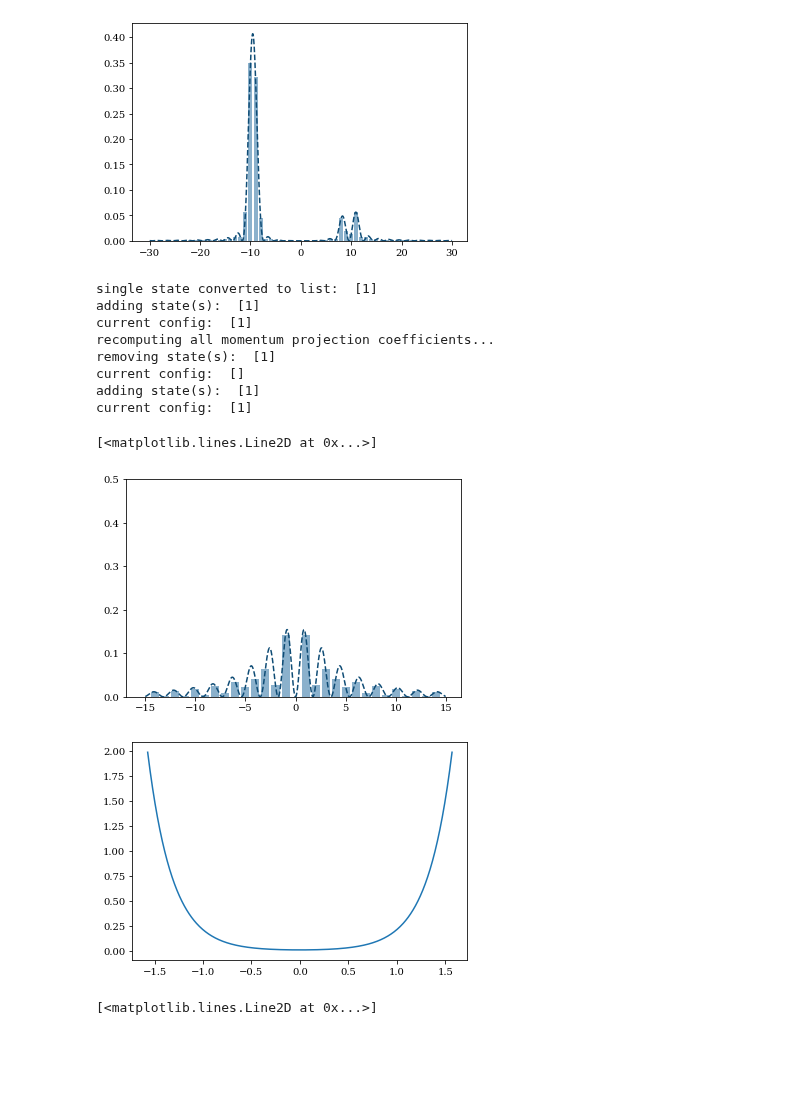
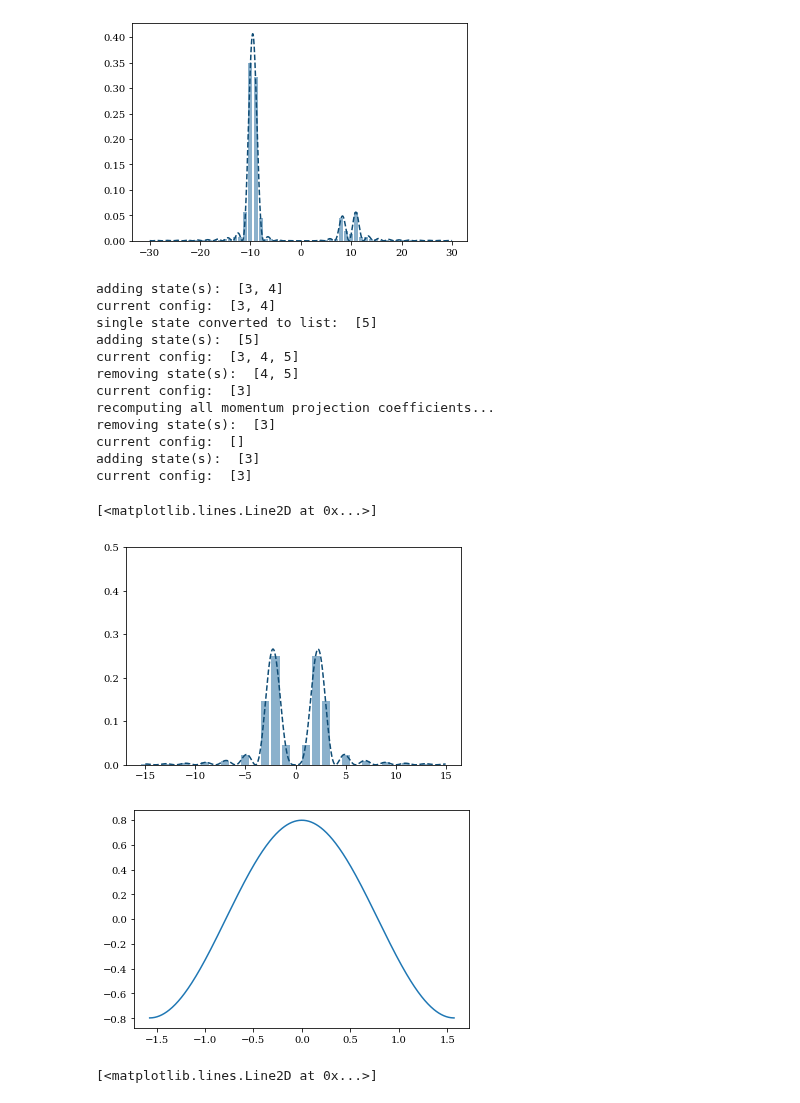
Before and after one commit to wyssard/Particle_in_a_Box, a Jupyter notebook: test_testing.ipynb, the cells around one changed output. Cells and saved outputs as stored; diff of their text form; code cells hidden in the pictures; blank space fills up the shorter version.

```diff
--- a/test_testing.ipynb
+++ b/test_testing.ipynb
@@ -81,46 +81,52 @@ gamma = -10
 l = 1
 bound = 15
 
-State3 = testing.Particle_in_Box_State(gamma, L, 1, 1, bound, -bound)
+#State1 = testing.Particle_in_Box_State(gamma, L, [3,4], [1,1])
+
+State3 = testing.Particle_in_Box_State(gamma, L, [3,4], [1,1])
 #State2 = testing.SystemState(gamma, L, [2, 2], [1, 1], bound, -bound)
+State3.add_state(5, 1)
+State3.remove_state([4,5])
 
-
-State3.bound = 30
-State3.gamma = np.tan(-1.490)/L
+State3.gamma = 0.00001
 #State3.change_energy_proj_coeff(1, 0.1)
 State3.property_change_complete_recompute()
 
 
 x = np.linspace(-L/2, L/2, 500)
 k = np.arange(-bound, bound, 0.01)
 kn = np.arange(-bound, bound, 1)
 
 pos_space_func = State3.pos_space_wavefunc
 cont_m_space_func = State3._cont_momentum_space_wavefunc
 disc_m_space_func = State3._disc_momentum_space_wavefunc
 
 fig = plt.figure()
 pDistrPlot = plt.axes()
 
 pDistrPlot.bar(kn, np.abs(disc_m_space_func(kn, 0))**2, color=lightColor)
 pDistrPlot.plot(k, np.abs(cont_m_space_func(k, 0))**2, color=darkColor, ls="--")
 
 pDistrPlot.set_ylim(0, 0.5)
 
 fig2 = plt.figure()
 plt.plot(x, np.real(pos_space_func(x, 0)))
 # %% [output]
-single state converted to list:  [1]
-adding state(s):  [1]
-current config:  [1]
+adding state(s):  [3, 4]
+current config:  [3, 4]
+single state converted to list:  [5]
+adding state(s):  [5]
+current config:  [3, 4, 5]
+removing state(s):  [4, 5]
+current config:  [3]
 recomputing all momentum projection coefficients...
-removing state(s):  [1]
+removing state(s):  [3]
 current config:  []
-adding state(s):  [1]
-current config:  [1]
+adding state(s):  [3]
+current config:  [3]
 [<matplotlib.lines.Line2D at 0x...>]
-[figure, old version]
+[figure, new version]
-[figure, old version]
+[figure, new version]
 # %%
 # Testing momentum distribution (general case with gamma_+ = gamm_- =: gamma)
 L = np.pi
```
Also changed, not shown: parts of 1 cell of this notebook, 1 other file.
